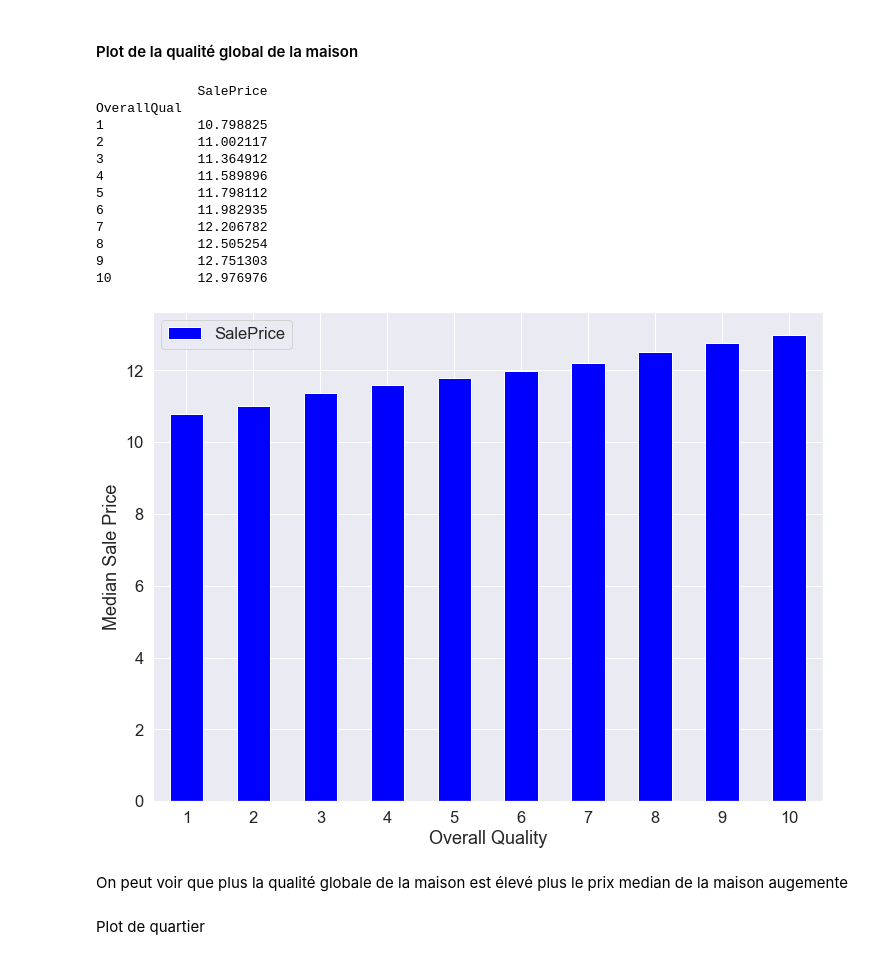
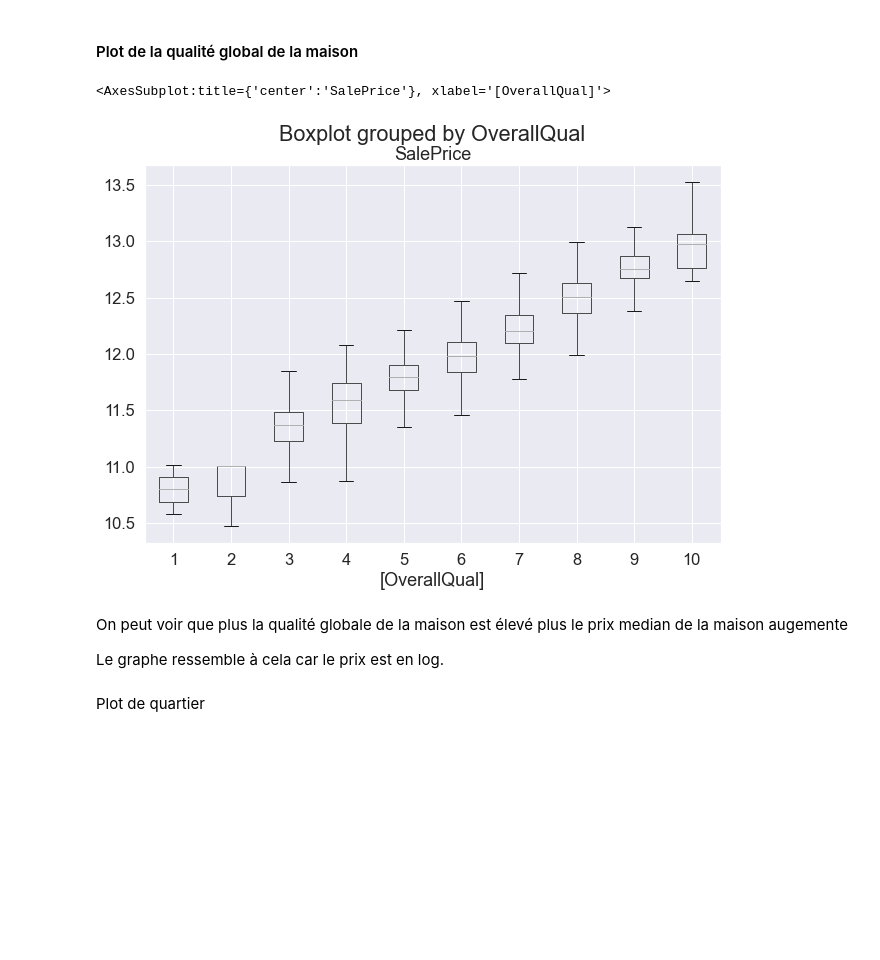
Before and after one commit to freya-git/LAVA, a Jupyter notebook: CRISP-DM_Template.ipynb, the cells around one changed output. Saved outputs shown, nothing was run; the diff lists cells and outputs as text; code cells hidden in the pictures; blank space fills up the shorter version.

```diff
--- a/CRISP-DM_Template.ipynb
+++ b/CRISP-DM_Template.ipynb
@@ -611,32 +614,14 @@ Ce graphe nous permet de montrer les variables qui on le plus d'influence sur la
 Nous allons vérifier la corrélations des variables les plus impactantes avec un displot.
 # %% [markdown]
 #### Plot de la qualité global de la maison
-# %%
-
-quality_pivot = train.pivot_table(index='OverallQual',values='SalePrice', aggfunc=np.median)
-
-print(quality_pivot)
-
-quality_pivot.plot(kind='bar', color='blue')
-plt.xlabel('Overall Quality')
-plt.ylabel('Median Sale Price')
-plt.xticks(rotation=0)
-plt.show()
-# %% [output]
-             SalePrice
-OverallQual
-1            10.798825
-2            11.002117
-3            11.364912
-4            11.589896
-5            11.798112
-6            11.982935
-7            12.206782
-8            12.505254
-9            12.751303
-10           12.976976
-[figure, removed]
+# %%
+train.boxplot(column='SalePrice', by=['OverallQual'], figsize=(10,7), showfliers=False)
+# %% [output]
+<AxesSubplot:title={'center':'SalePrice'}, xlabel='[OverallQual]'>
+[figure, added]
 # %% [markdown]
 On peut voir que plus la qualité globale de la maison est élevé plus le prix median de la maison augemente
+
+Le graphe ressemble à cela car le prix est en log.
 # %% [markdown]
 Plot de quartier
```
Also changed, not shown: parts of 25 cells of this notebook.
